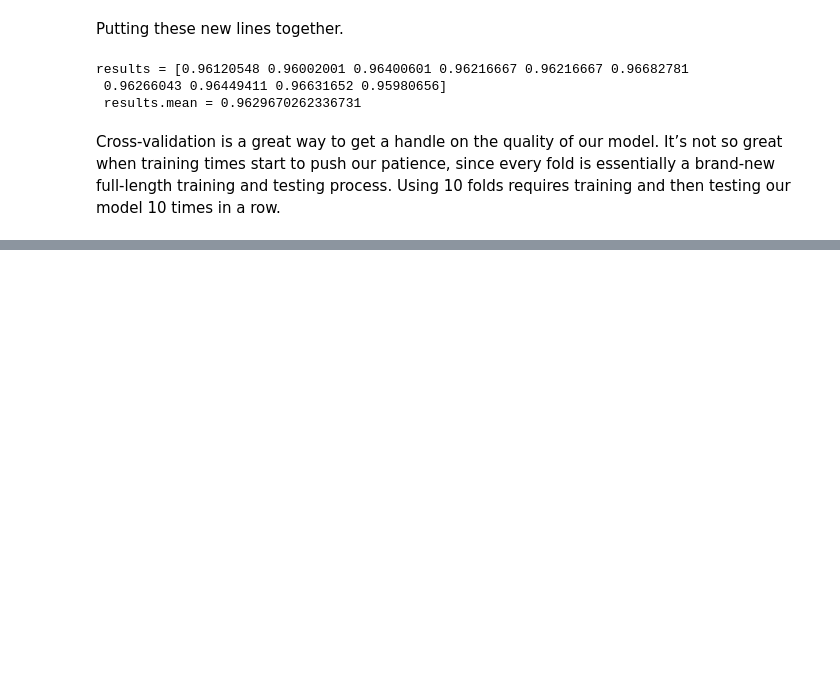
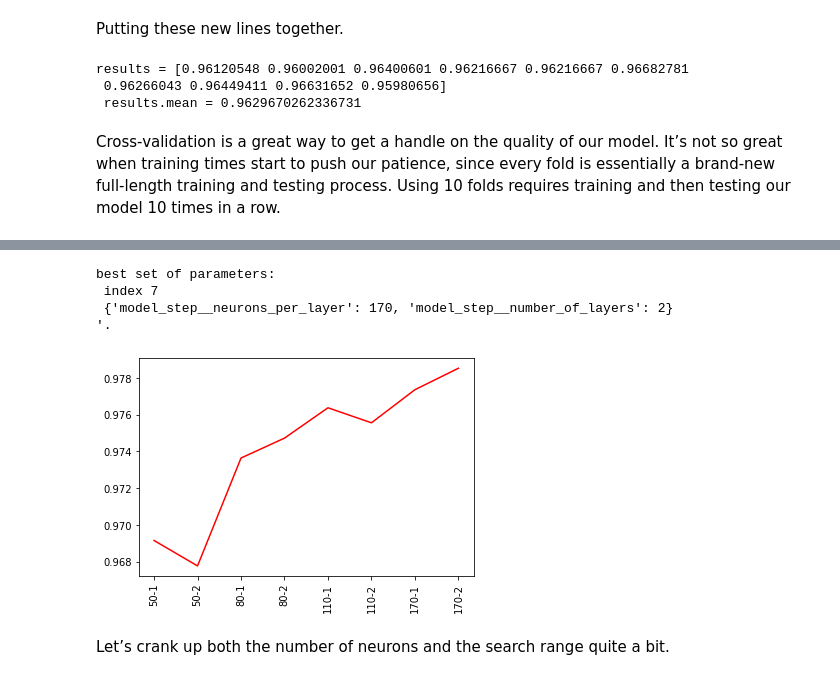
Before and after one commit to rahiakela/deep-learning--from-basics-to-practice, a Jupyter notebook: cross_validate_and_grid_search_using_scikit_learn.ipynb, the cells around one changed output, grey strips where cells are left out. Cells and saved outputs as stored; diff of their text form; code cells hidden in the pictures; blank space fills up the shorter version.

```diff
--- a/cross_validate_and_grid_search_using_scikit_learn.ipynb
+++ b/cross_validate_and_grid_search_using_scikit_learn.ipynb
@@ -376,0 +548,9 @@ model 10 times in a row.
+# %%
+from tensorflow.keras import backend
+
+backend.clear_session()
+
+param_grid2 = dict(model_step__number_of_layers=[1, 2], model_step__neurons_per_layer=[50, 80, 110, 170])
+
+grid_searcher2 = GridSearchCV(estimator=pipeline, param_grid=param_grid2, verbose=2)
+search_results2 = grid_searcher2.fit(X_train, original_y_train)
@@ -376,0 +582,23 @@ model 10 times in a row.
+# %%
+best_index2 = np.argmax(search_results2.cv_results_['mean_test_score'])
+print(f'best set of parameters:\n index {str(best_index2)}\n {str(search_results2.cv_results_["params"][best_index2])}\n′.')
+# %% [output]
+best set of parameters:
+ index 7
+ {'model_step__neurons_per_layer': 170, 'model_step__number_of_layers': 2}
+′.
+# %%
+params2 = search_results2.cv_results_['params']
+dict_vals = [params2[i].values() for i in range(len(params2))]
+name_list =[[str(v) for v in dv] for dv in dict_vals]
+xlabels = ['-'.join(name_list[i]) for i in range(len(name_list))]
+
+plt.plot(search_results2.cv_results_['mean_test_score'], 'r')
+plt.xticks(np.arange(len(xlabels)), xlabels, rotation='vertical')
+
+plt.show()
+# %% [output]
+[figure, added]
+# %% [markdown]
+Let’s crank up both the number of neurons and the search range quite
+a bit.
```
Also changed, not shown: parts of 22 cells of this notebook.
